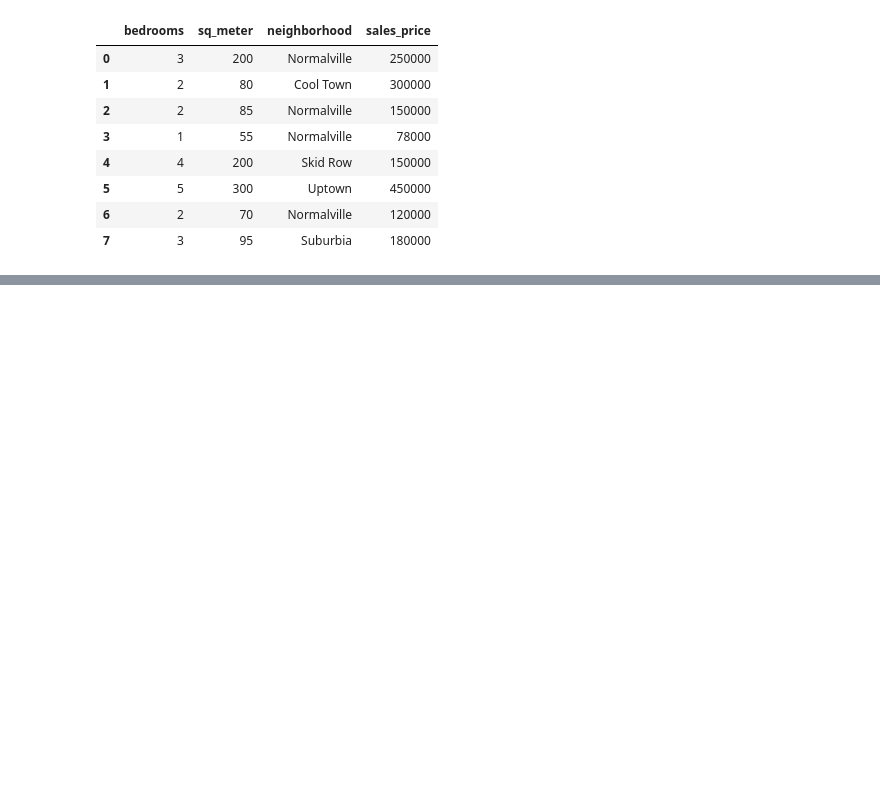
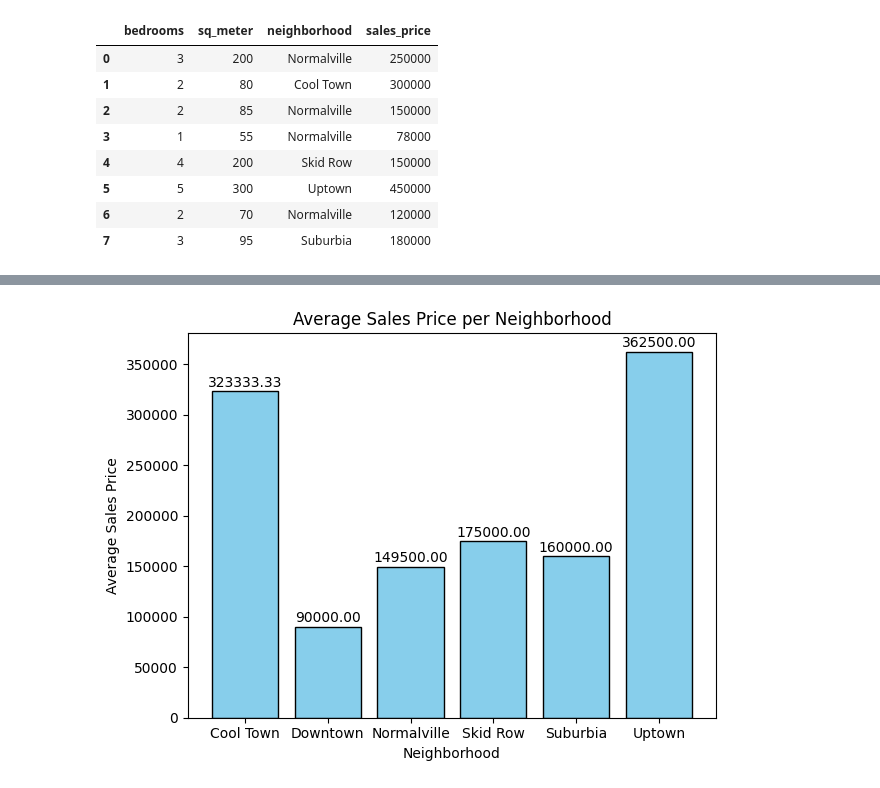
Before and after one commit to kavinu2010/ML_Pandas, a Jupyter notebook: house_price.ipynb, the cells around one changed output, grey strips where cells are left out. Drawn from its saved outputs; the diff is of its cells as text; code cells hidden in the pictures; blank space fills up the shorter version.

Commit message:
all exercise complered including bar graph

```diff
--- a/house_price.ipynb
+++ b/house_price.ipynb
@@ -25,0 +96,4 @@ df.head(8)
+# %%
+# Add a new column for price per square meter
+df['price_per_sq_meter'] = df['sales_price'] / df['sq_meter']
+print(df)
@@ -25,0 +130,26 @@ df.head(8)
+# %%
+
+
+# Calculate average sales price per neighborhood
+nb_avg_price = df.groupby('neighborhood')['sales_price'].mean()
+
+# Create a bar plot
+plt.bar(nb_avg_price.index, nb_avg_price.values, color='skyblue', edgecolor='black')
+
+# Add values above the bars
+for i, value in enumerate(nb_avg_price.values):
+    plt.text(i, value + 1400, f'{value:.2f}', ha='center', va='bottom')  # Adjust spacing as needed
+
+# Add title and labels
+plt.title('Average Sales Price per Neighborhood')
+plt.xlabel('Neighborhood')
+plt.ylabel('Average Sales Price')
+
+# Rotate x-axis labels and adjust layout
+plt.xticks(rotation=0)
+plt.tight_layout()
+
+# Show the plot
+plt.show()
+# %% [output]
+[figure, added]
```
Also changed, not shown: parts of 9 cells of this notebook.
